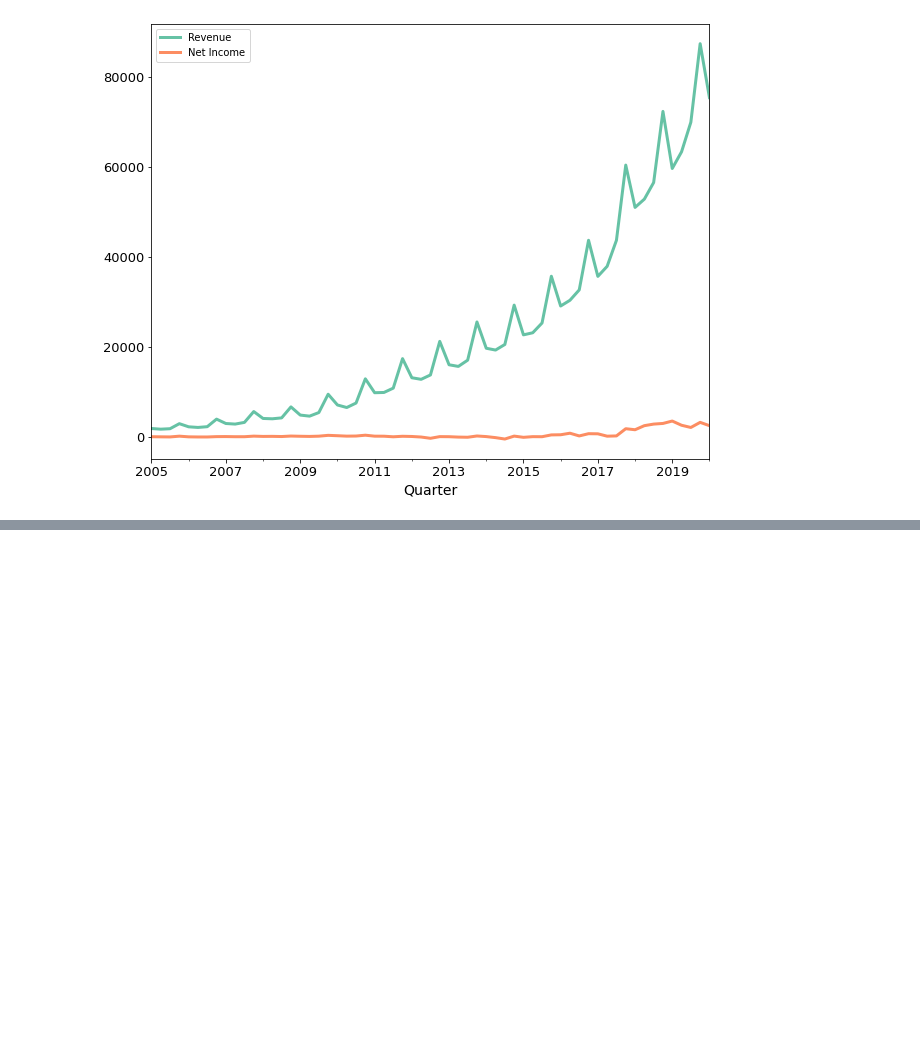
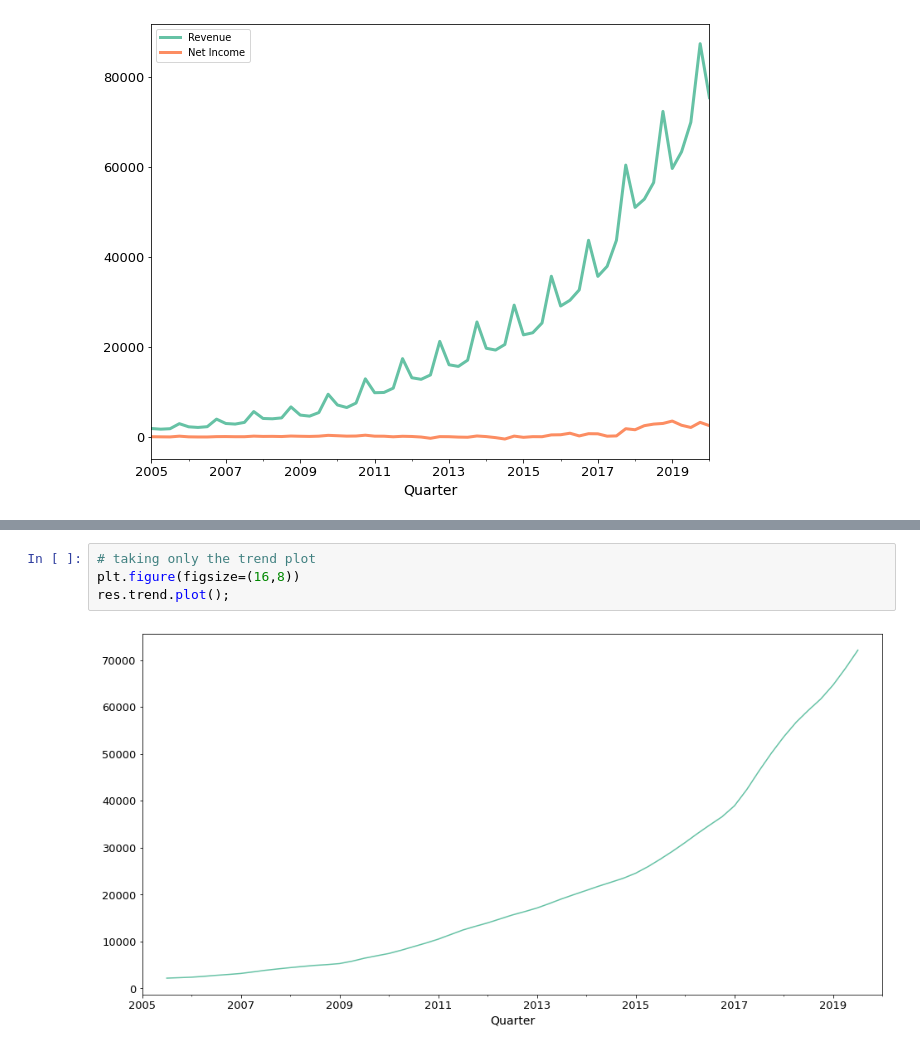
Before and after one commit to LakshyaMalhotra/time-series-analysis, a Jupyter notebook: time_series_decomposition.ipynb, the cells around one changed output, grey strips where cells are left out. Saved outputs shown, nothing was run; the diff lists cells and outputs as text; blank space fills up the shorter version.

```diff
--- a/time_series_decomposition.ipynb
+++ b/time_series_decomposition.ipynb
@@ -127,0 +156,6 @@ $H_{a}$ : data is non-stationary
+# %%
+# taking only the trend plot
+plt.figure(figsize=(16,8))
+res.trend.plot();
+# %% [output]
+[figure, added]
```
Also changed, not shown: parts of 14 cells of this notebook.
